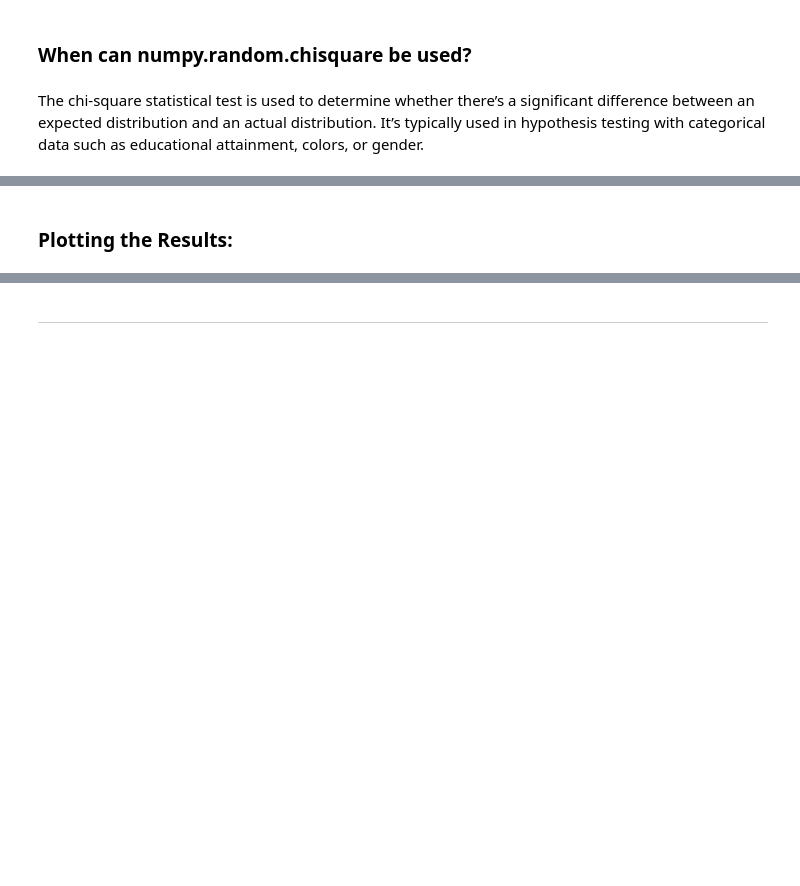
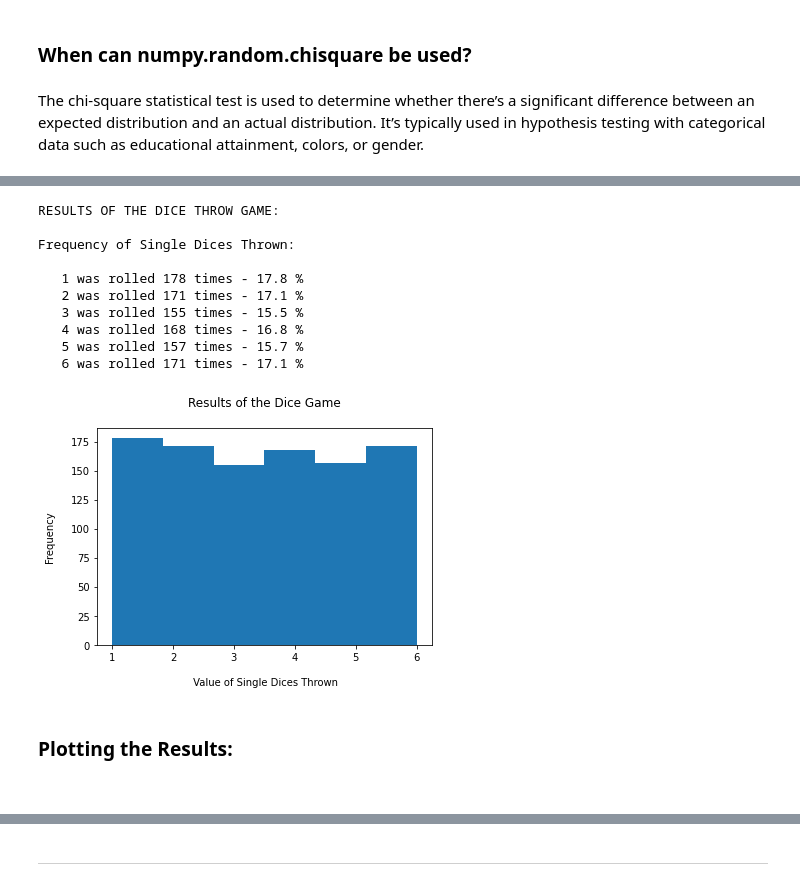
Before and after one commit to Fiona-600/Programming-for-Data-Analytics-2020-Assignment, a Jupyter notebook: Assignment-2020.ipynb, the cells around one changed output, grey strips where cells are left out. Drawn from its saved outputs; the diff is of its cells as text; code cells hidden in the pictures; blank space fills up the shorter version.

```diff
--- a/Assignment-2020.ipynb
+++ b/Assignment-2020.ipynb
@@ -351,2 +320,78 @@ Let’s conduct a few samples to try to ascertain the frequency of each roll. I
+# %%
+# The following code calculates the frequency of die-rolls of a single dice using random.randint()
+
+import random
+
+print ("")
+print ("RESULTS OF THE DICE THROW GAME:")
+
+k = 1000 # Number of times the dices are thrown
+n = 1  # Number of dices thrown
+
+Rounds = 1 # Temporary storage value for 'k'
+Roll = 0 # Temporary storage value for 'n'
+List_of_Throws = [] # Empty List to accumulate the individual value of every dice thrown
+Round_Total = [] # Empty List to accumulate the tally of the throws for each round
+print ("")
+
+while Rounds <= k:
+
+    Cumulative = 0 #Re-set the accumulated score to zero at the end of each round
+
+    for Roll in range (1, (n + 1)): # For roll number in range from 1 to n (as defined above)
+
+        Throw = random.randint(1,6) # Generate a random number between 1 and 6 (6 sided dice)
+        #print ("Round", str (Rounds) , "-" , "Dice" , str (Roll) , "Rolled:" , str (Throw)) # print individual throws of the dice in the round
+        List_of_Throws.append (Throw) # Append the value of the individual dice throws to 'List_of_Throws' List
+        Cumulative = Cumulative + Throw # Create a running total for the value of dice thrown in the round
+
+    Rounds = Rounds + 1 # advance to the next round
+    Roll = Roll + 1     # advance to the next dice
+    Round_Total.append (Cumulative) # Creat a List of Round Totals
+
+print ("Frequency of Single Dices Thrown:")
+print ("")
+
+def asdiceroll1():
+
+    Frequency1 = {} # create a blank dictionary to store frequency of each element
+
+    for element1 in sorted (List_of_Throws): # iterating over the elements for frequency
+
+        if element1 in Frequency1:  #check if the element in the 'List_of_Throws' is already in the dictionary
+
+            Frequency1 [element1] = Frequency1 [element1] + 1  # incrementing the count by 1 if already in dictionary
+            #Alternative to Frequency1 [element1] += 1
+        else:
+            Frequency1 [element1] = 1 # setting the count to 1 if first instance i.e not in the dictionary yet
+
+    for key, value in Frequency1.items():
+        print (f" {key:3} was rolled {value:3} times".format (key,value),"-",(round(value/k/n ,4) * 100),"%")
+        # printing the elements frequencies
+
+asdiceroll1() # call the function 'asdiceroll1'
+
+print ("")
+x = List_of_Throws
+plt.hist (x, 6)
+plt.title ("Results of the Dice Game\n")
+plt.ylabel ("Frequency\n")
+plt.xlabel ("\n Value of Single Dices Thrown")
+plt.show ()
+print("")
+#print(x)
+# %% [output]
+RESULTS OF THE DICE THROW GAME:
+
+Frequency of Single Dices Thrown:
+
+   1 was rolled 178 times - 17.8 %
+   2 was rolled 171 times - 17.1 %
+   3 was rolled 155 times - 15.5 %
+   4 was rolled 168 times - 16.8 %
+   5 was rolled 157 times - 15.7 %
+   6 was rolled 171 times - 17.1 %
+[figure, added]
 # %% [markdown]
 ### Plotting the Results:
+<BR>
```
Also changed, not shown: parts of 25 cells of this notebook.
